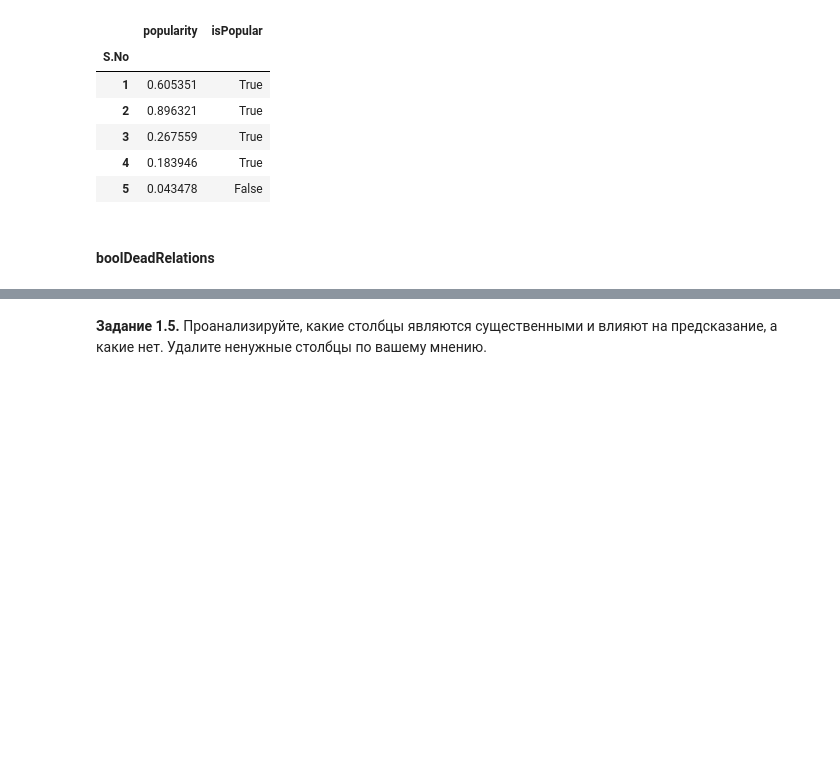
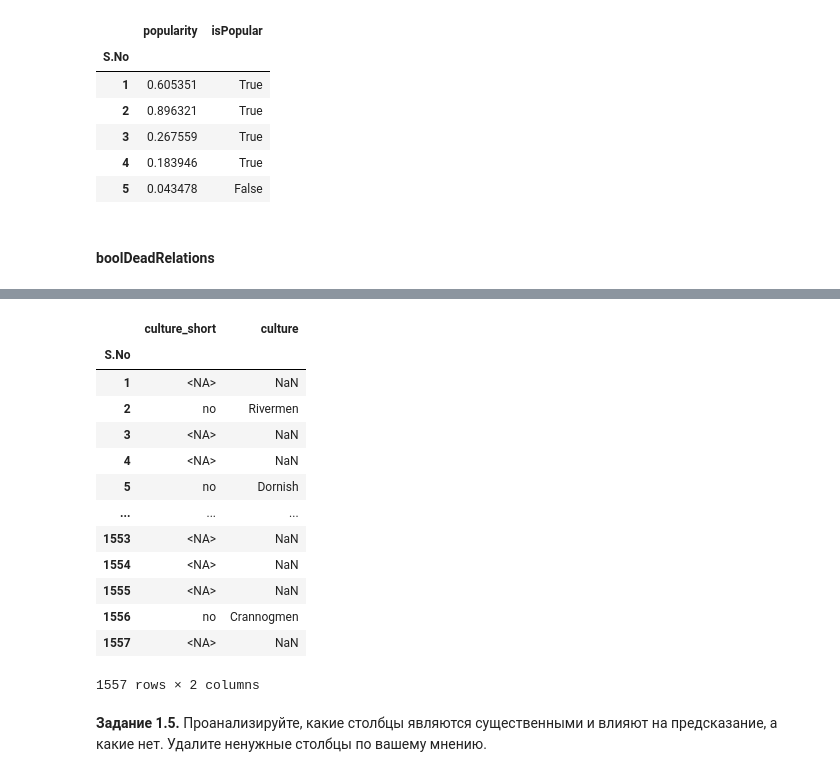
Before and after one commit to alex-chin/dsl_part_1_ml_cv, a Jupyter notebook: week_01_ml_intro/Homework/hw_1_game_of_thrones.ipynb, the cells around one changed output, grey strips where cells are left out. Cells and saved outputs as stored; diff of their text form; code cells hidden in the pictures; blank space fills up the shorter version.

Commit message:
culture

```diff
--- a/week_01_ml_intro/Homework/hw_1_game_of_thrones.ipynb
+++ b/week_01_ml_intro/Homework/hw_1_game_of_thrones.ipynb
@@ -515,3 +519,8 @@ cult = {
     'Qartheen': ['qartheen', 'qarth'],
     'Reach': ['the reach', 'reach', 'reachmen'],
 }
+# %%
+cult_dic = {}
+for (k, v) in cult.items():
+    for k1 in v:
+        cult_dic[k1] = k
@@ -518,3 +549,22 @@ cult = {
+# %%
+df['culture_short'] = df['culture'].apply(lambda x: pd.NA if pd.isna(x) else cult_dic.get(x, 'no'))
+# %%
+df[['culture_short', 'culture']]
+# %% [output]
+|  | culture_short | culture |
+| S.No |  |  |
+| 1 | <NA> | NaN |
+| 2 | no | Rivermen |
+| 3 | <NA> | NaN |
+| 4 | <NA> | NaN |
+| 5 | no | Dornish |
+| ... | ... | ... |
+| 1553 | <NA> | NaN |
+| 1554 | <NA> | NaN |
+| 1555 | <NA> | NaN |
+| 1556 | no | Crannogmen |
+| 1557 | <NA> | NaN |
+1557 rows × 2 columns
 # %% [markdown]
 **Задание 1.5.** Проанализируйте, какие столбцы являются существенными и влияют на предсказание, а какие нет. Удалите ненужные столбцы по вашему мнению.
 # %%
```
Also changed, not shown: parts of 15 cells of this notebook, 1 other file.
